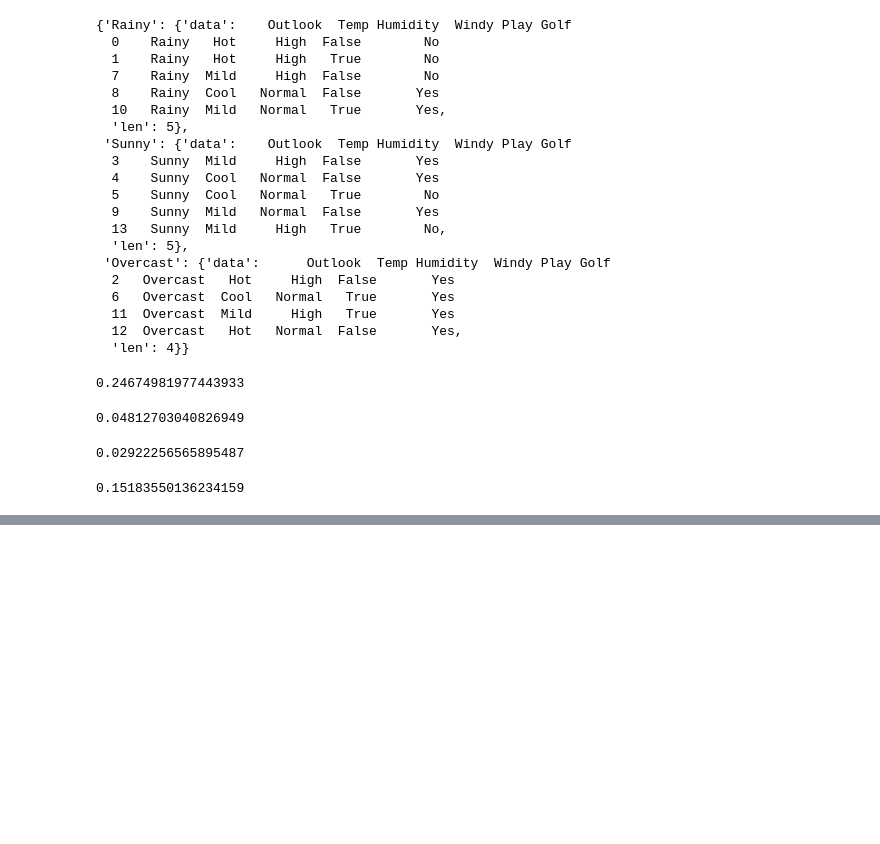
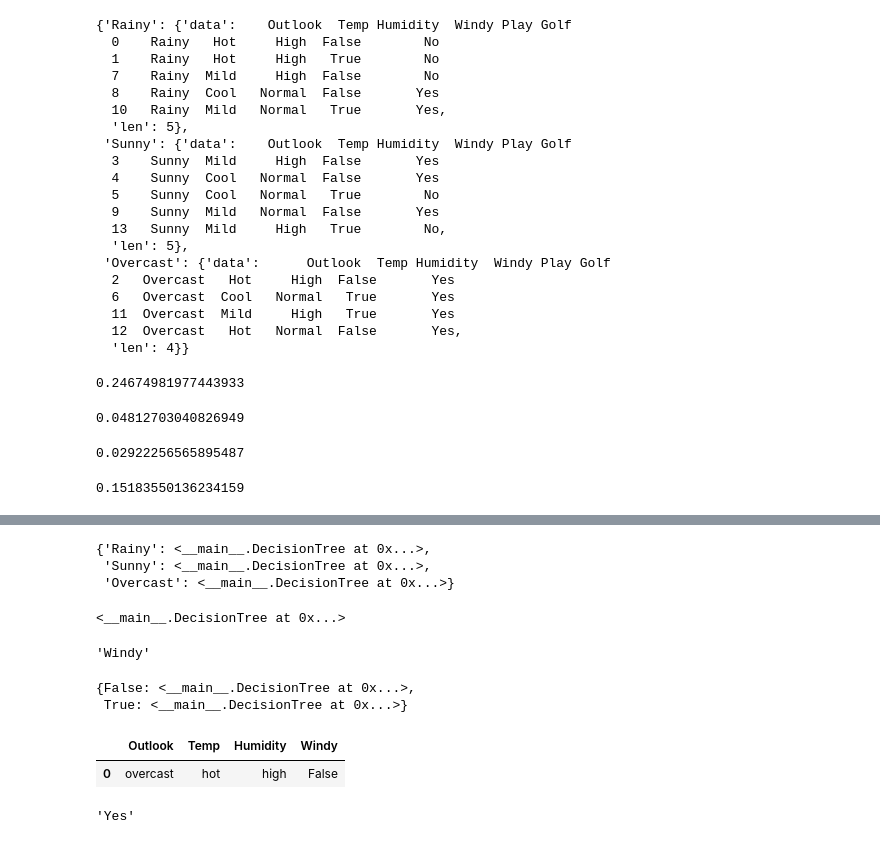
Before and after one commit to AkshayKohad/ML-Tutorial, a Jupyter notebook: Decision_Tree.ipynb, the cells around one changed output, grey strips where cells are left out. Saved outputs shown, nothing was run; the diff lists cells and outputs as text; code cells hidden in the pictures; blank space fills up the shorter version.

```diff
--- a/Decision_Tree.ipynb
+++ b/Decision_Tree.ipynb
@@ -119,7 +119,7 @@ class DecisionTree:
     self.target = None
 
   def train(self,data):
-    features = ['Outlook','Temperature','Humidity','Windy']
+    features = ['Outlook','Temp','Humidity','Windy']
 
     info_gains = []
 
@@ -137,9 +137,9 @@ class DecisionTree:
 
     # Giving a Target Label to Node
     labels = list(data['Play Golf'].value_counts().index)
-    freq = list(data['Play Golf'].value_counts().value)
+    freq = list(data['Play Golf'].value_counts().values)
 
-    self.target = labels[np.argmax[freq]]
+    self.target = labels[np.argmax(freq)]
 
 
     # Stopping Conditions #
@@ -164,4 +164,22 @@ class DecisionTree:
       return
 
 
+    print("\t"*self.depth + "Making Tree with - ",self.fkey)
+
     # Recursively train child Node
+
+    for key in keys:
+      new_data = DATA[key]['data']
+      self.children[key] = DecisionTree(depth = self.depth+1)
+      self.children[key].train(new_data)
+
+    return
+
+  def predict(self,test):
+    if self.children == {}:
+      return self.target
+
+    return self.children[test[self.fkey][0]].predict(test)
+# %%
+model = DecisionTree()
+model.train(df)
@@ -167,0 +202,30 @@ class DecisionTree:
+# %%
+model.children
+# %% [output]
+{'Rainy': <__main__.DecisionTree at 0x...>,
+ 'Sunny': <__main__.DecisionTree at 0x...>,
+ 'Overcast': <__main__.DecisionTree at 0x...>}
+# %%
+model.children['Sunny']
+# %% [output]
+<__main__.DecisionTree at 0x...>
+# %%
+model.children['Sunny'].fkey
+# %% [output]
+'Windy'
+# %%
+model.children['Sunny'].children
+# %% [output]
+{False: <__main__.DecisionTree at 0x...>,
+ True: <__main__.DecisionTree at 0x...>}
+# %%
+x_test = pd.DataFrame([['Overcast','hot','high',False]],columns=list(df.columns.values[:-1]))
+# %%
+x_test
+# %% [output]
+|  | Outlook | Temp | Humidity | Windy |
+| 0 | overcast | hot | high | False |
+# %%
+model.predict(x_test)
+# %% [output]
+'Yes'
```
Also changed, not shown: parts of 4 cells of this notebook.
